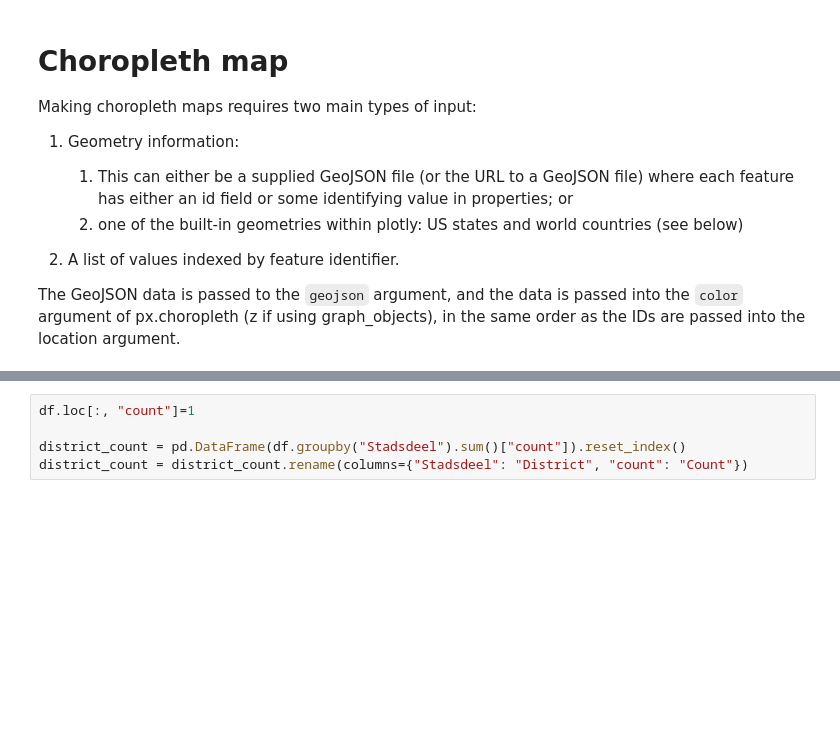
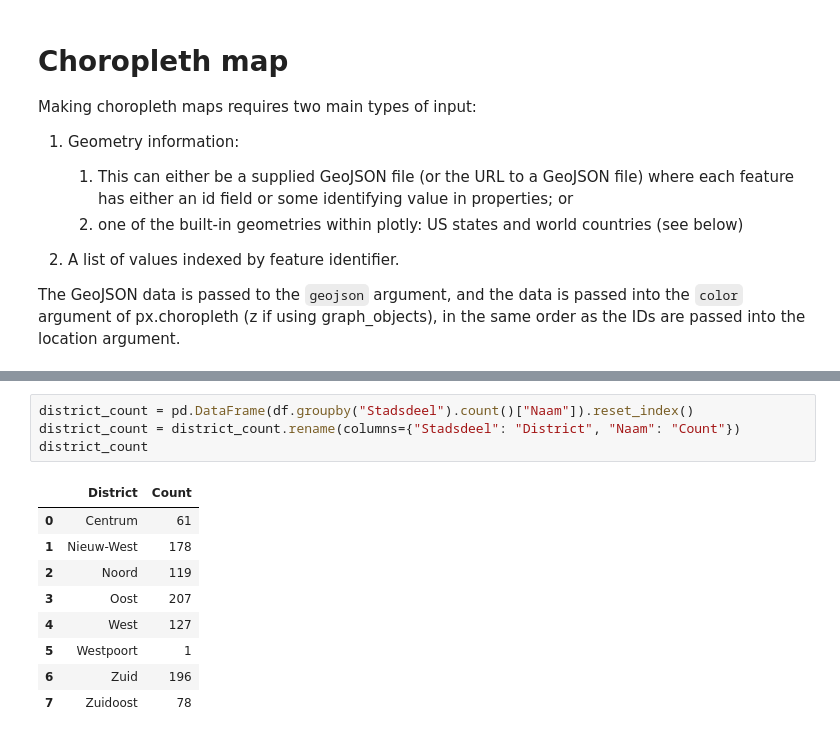
Before and after one commit to modiem/data-visualisation, a Jupyter notebook: notebooks/sports-visual.ipynb, the cells around one changed output, grey strips where cells are left out. Saved outputs shown, nothing was run; the diff lists cells and outputs as text; blank space fills up the shorter version.

```diff
--- a/notebooks/sports-visual.ipynb
+++ b/notebooks/sports-visual.ipynb
@@ -58,7 +68,16 @@ df = df[~df["district_code"].isna()]
 # %%
-df.loc[:, "count"]=1
-
-district_count = pd.DataFrame(df.groupby("Stadsdeel").sum()["count"]).reset_index()
-district_count = district_count.rename(columns={"Stadsdeel": "District", "count": "Count"})
+district_count = pd.DataFrame(df.groupby("Stadsdeel").count()["Naam"]).reset_index()
+district_count = district_count.rename(columns={"Stadsdeel": "District", "Naam": "Count"})
+district_count
+# %% [output]
+|  | District | Count |
+| 0 | Centrum | 61 |
+| 1 | Nieuw-West | 178 |
+| 2 | Noord | 119 |
+| 3 | Oost | 207 |
+| 4 | West | 127 |
+| 5 | Westpoort | 1 |
+| 6 | Zuid | 196 |
+| 7 | Zuidoost | 78 |
 # %%
 def plot_district_choropleth(pallette):
```
Also changed, not shown: parts of 17 cells of this notebook, 2 other files.
